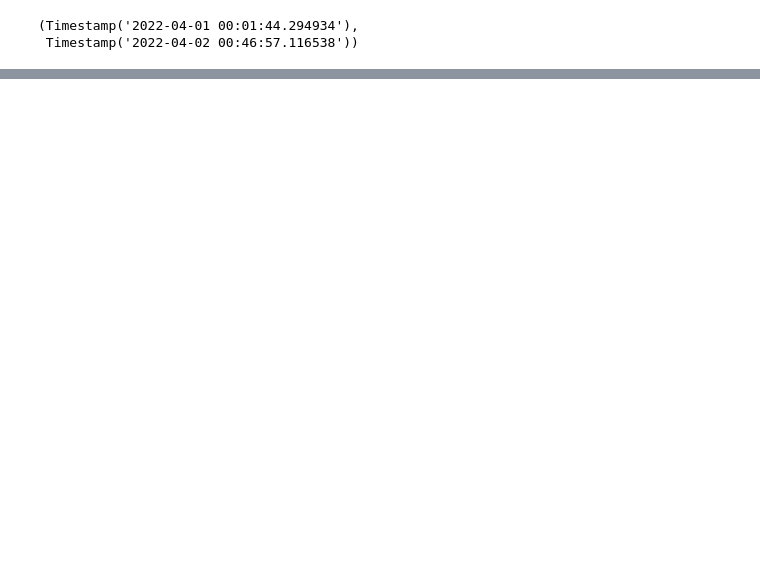
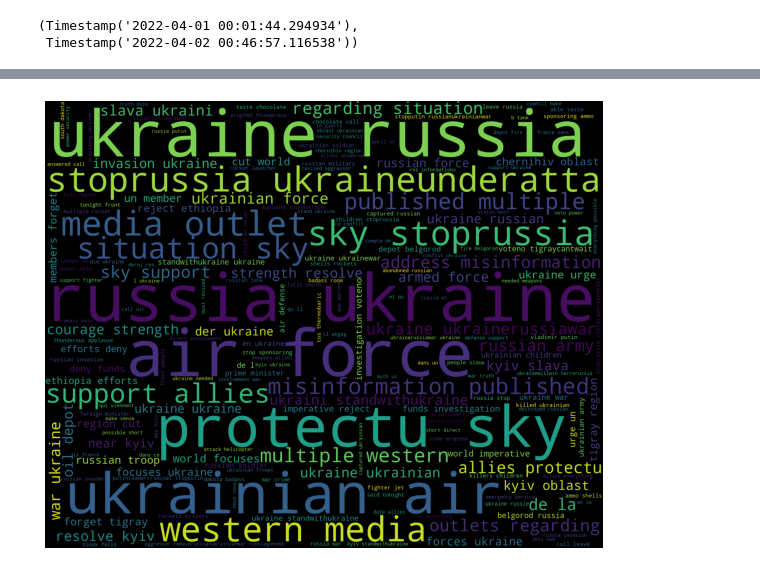
Before and after one commit to CCT-MastersDA/cct-sem2-ca2, a Jupyter notebook: jupyter/ca2-jupyter.ipynb, the cells around one changed output, grey strips where cells are left out. Drawn from its saved outputs; the diff is of its cells as text; code cells hidden in the pictures; blank space fills up the shorter version.

```diff
--- a/jupyter/ca2-jupyter.ipynb
+++ b/jupyter/ca2-jupyter.ipynb
@@ -336,0 +382,5 @@ else:
+# %%
+#wordcloud_draw(tweets_final['tweet_clr'])
+Image(filename=join(IMAGES_FOLDER, TWEETS_WORD_CLOUD))
+# %% [output]
+[figure, added]
```
Also changed, not shown: parts of 33 cells of this notebook, 4 other files.
